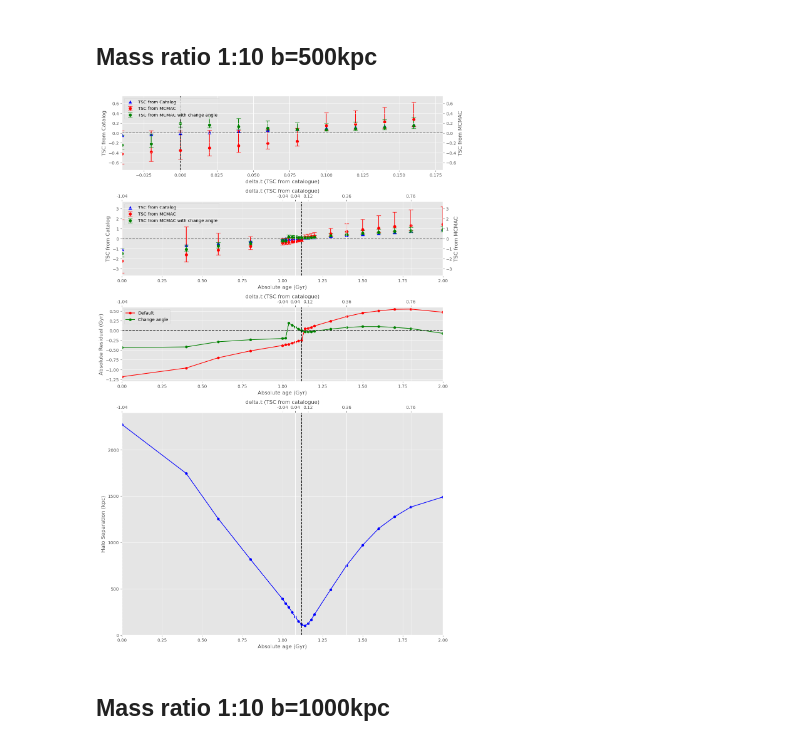
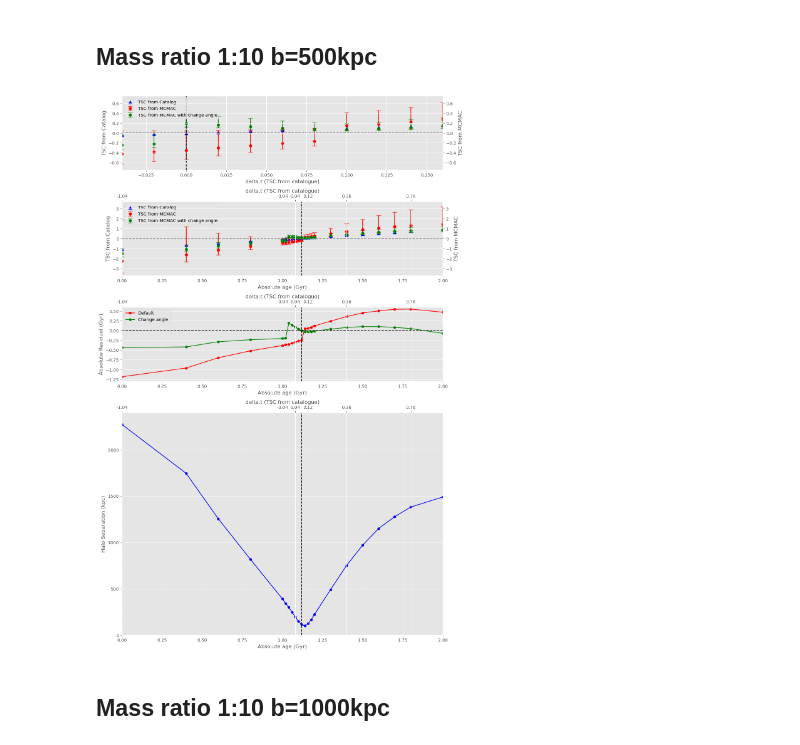
Before and after one commit to ryusei172525/SSP2024_GalaxyClusters, a Jupyter notebook: analysis_comparison_changeAngle.ipynb, the cells around one changed output. Drawn from its saved outputs; the diff is of its cells as text; code cells hidden in the pictures.

```diff
--- a/analysis_comparison_changeAngle.ipynb
+++ b/analysis_comparison_changeAngle.ipynb
@@ -358,20 +358,20 @@ plotImage(filename_default, filename_20degree, zoom_x_range, zoom_y_range, plot1
 # %%
 filename_default = '../output_default/zh_1to10_b0.5_z_MCMAC.txt'
 filename_20degree = '../output_20degree/zh_1to10_b0.5_z_MCMAC.txt'
 
-zoom_x_range = [-0.04, 0.18]
+zoom_x_range = [-0.04, 0.16]
 zoom_y_range = [-0.75, 0.75]
 plot1_x_range = [0, 2]
 plot1_y_range = [-3.7, 3.7]
 plot2_x_range = [0, 2]
 plot2_y_range = [-1.3, 0.6]
 plot3_x_range = [0, 2]
 plot3_y_range = [0, 2400]
 absolute_merge_time = 1.12
 
 plotImage(filename_default, filename_20degree, zoom_x_range, zoom_y_range, plot1_x_range, plot1_y_range, plot2_x_range, plot2_y_range, plot3_x_range, plot3_y_range, absolute_merge_time)
 # %% [output]
-[figure, old version]
+[figure, new version]
 # %% [markdown]
 ## Mass ratio 1:10 b=1000kpc
 # %%
```
Also changed, not shown: parts of 4 cells of this notebook, 3 other files.
